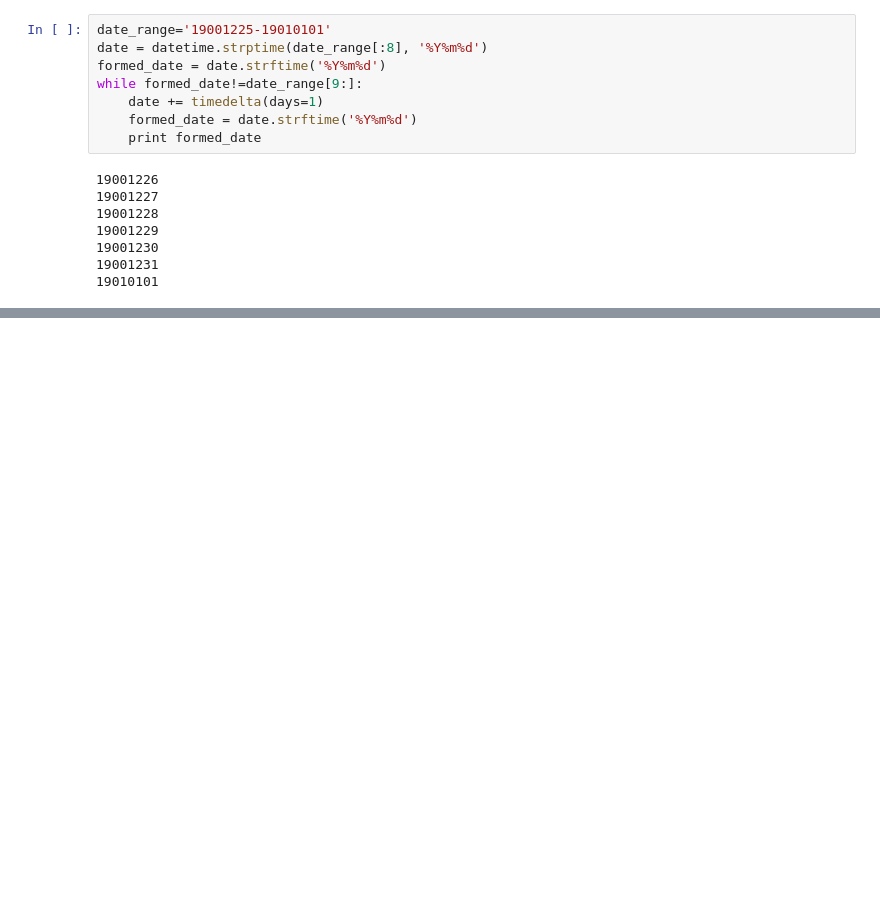
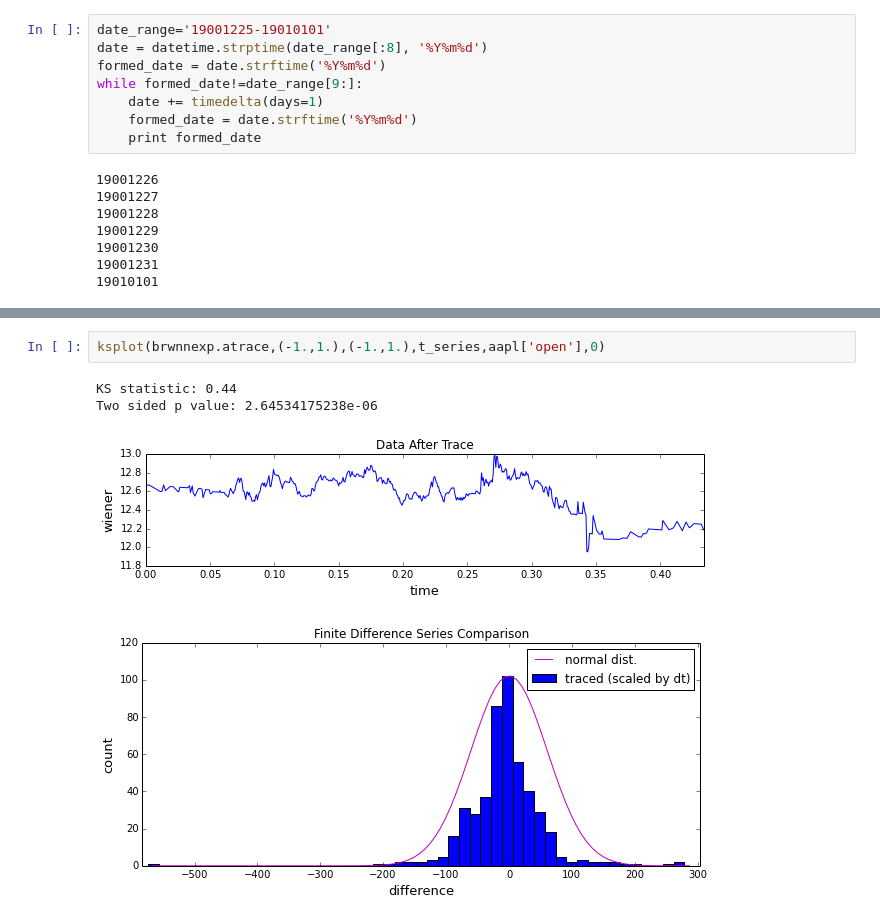
Before and after one commit to rmorshea/quantfi, a Jupyter notebook: kswidget.ipynb, the cells around one changed output, grey strips where cells are left out. Drawn from its saved outputs; the diff is of its cells as text; blank space fills up the shorter version.

```diff
--- a/kswidget.ipynb
+++ b/kswidget.ipynb
@@ -101,0 +117,7 @@ Two sided p value: 0.00257061430951
+# %%
+ksplot(brwnnexp.atrace,(-1.,1.),(-1.,1.),t_series,aapl['open'],0)
+# %% [output]
+KS statistic: 0.44
+Two sided p value: 2.64534175238e-06
+[figure, added]
+[figure, added]
```
Also changed, not shown: parts of 8 cells of this notebook.
